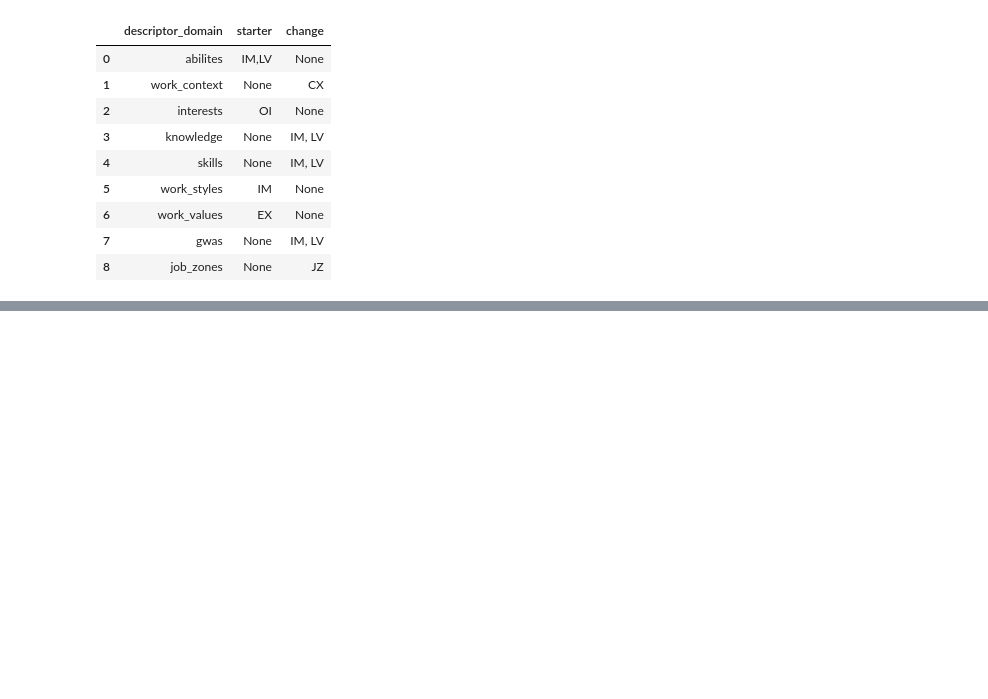
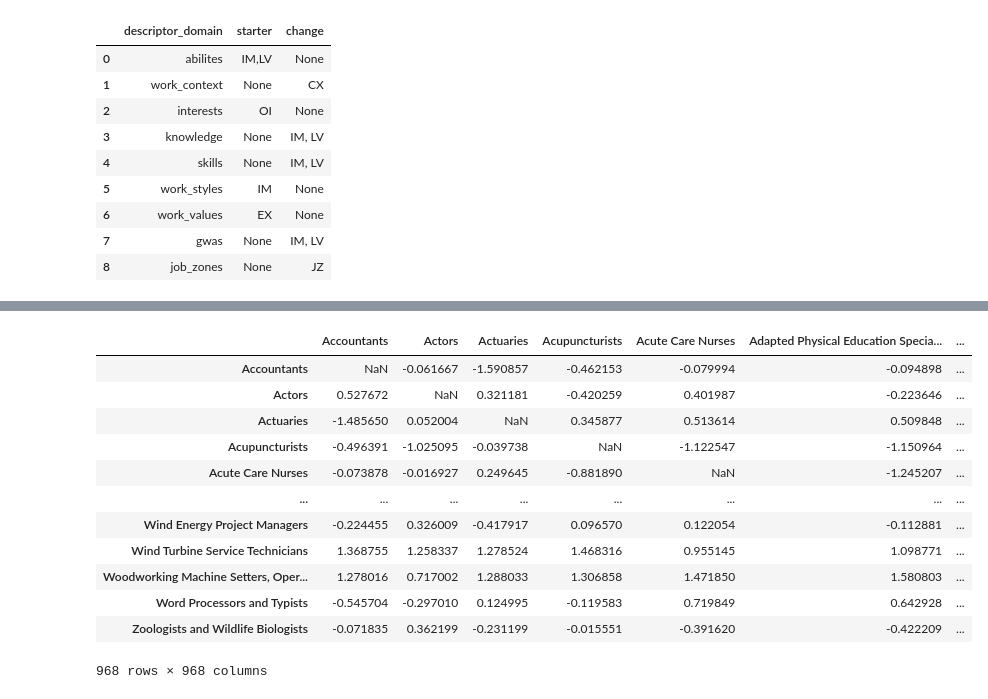
Before and after one commit to thanh17/-UROP-Employment-Pathway, a Jupyter notebook: Career Changer Replication.ipynb, the cells around one changed output, grey strips where cells are left out. Cells and saved outputs as stored; diff of their text form; code cells hidden in the pictures; blank space fills up the shorter version.

```diff
--- a/Career Changer Replication.ipynb
+++ b/Career Changer Replication.ipynb
@@ -49,0 +141,3 @@ def get_data(connection, descriptor_domain):
+# %%
+df_gwas = get_data(connection,'work_activities')
+df_gwas
@@ -49,0 +161,4 @@ def get_data(connection, descriptor_domain):
+# %%
+df_jz = get_data(connection,'job_zones')
+df_jz = df_jz[df_jz['title'] != 'Legislators']
+df_jz
@@ -49,0 +181,7 @@ def get_data(connection, descriptor_domain):
+# %%
+df = reduce(lambda x,y: pd.merge(x,y, on='title', how='outer'), [df_wc,df_knowledge,df_skills,df_gwas,df_jz])
+df[df.columns[1:]]
+name_dict = df['title'].to_dict()
+cols = df_wc.index
+cols
+df
@@ -49,0 +202,34 @@ def get_data(connection, descriptor_domain):
+# %%
+def distance_table(df,name_dict):
+
+    dist = pdist(df[df.columns[1:]], 'euclidean')
+    df_dist = pd.DataFrame(squareform(dist))
+    columns = list(df_dist.index)
+    df_dist = df_dist.replace(0, np.NaN)
+    for col in columns:
+        df_dist[col] = (df_dist[col] - df_dist[col].mean())/df_dist[col].std(ddof=0)
+#     return rows
+    return df_dist.rename(columns = name_dict, index = name_dict)
+# %%
+# [df_wc,df_knowledge,df_skills,df_gwas,df_jz]
+wc_dist = distance_table(df_wc,name_dict)
+knowledge_dist = distance_table(df_knowledge,name_dict)
+skills_dist = distance_table(df_skills,name_dict)
+gwas_dist = distance_table(df_gwas,name_dict)
+jz_dist = distance_table(df_jz,name_dict).multiply(1.3)
+df_concat = pd.concat([wc_dist,knowledge_dist,skills_dist,gwas_dist,jw_dist]).groupby(level =0).mean()
+df_concat
+# %% [output]
+|  | Accountants | Actors | Actuaries | Acupuncturists | Acute Care Nurses | Adapted Physical Education Specia... | ... |
+| Accountants | NaN | -0.061667 | -1.590857 | -0.462153 | -0.079994 | -0.094898 | ... |
+| Actors | 0.527672 | NaN | 0.321181 | -0.420259 | 0.401987 | -0.223646 | ... |
+| Actuaries | -1.485650 | 0.052004 | NaN | 0.345877 | 0.513614 | 0.509848 | ... |
+| Acupuncturists | -0.496391 | -1.025095 | -0.039738 | NaN | -1.122547 | -1.150964 | ... |
+| Acute Care Nurses | -0.073878 | -0.016927 | 0.249645 | -0.881890 | NaN | -1.245207 | ... |
+| ... | ... | ... | ... | ... | ... | ... | ... |
+| Wind Energy Project Managers | -0.224455 | 0.326009 | -0.417917 | 0.096570 | 0.122054 | -0.112881 | ... |
+| Wind Turbine Service Technicians | 1.368755 | 1.258337 | 1.278524 | 1.468316 | 0.955145 | 1.098771 | ... |
+| Woodworking Machine Setters, Oper... | 1.278016 | 0.717002 | 1.288033 | 1.306858 | 1.471850 | 1.580803 | ... |
+| Word Processors and Typists | -0.545704 | -0.297010 | 0.124995 | -0.119583 | 0.719849 | 0.642928 | ... |
+| Zoologists and Wildlife Biologists | -0.071835 | 0.362199 | -0.231199 | -0.015551 | -0.391620 | -0.422209 | ... |
+968 rows × 968 columns
```
Also changed, not shown: parts of 15 cells of this notebook.
